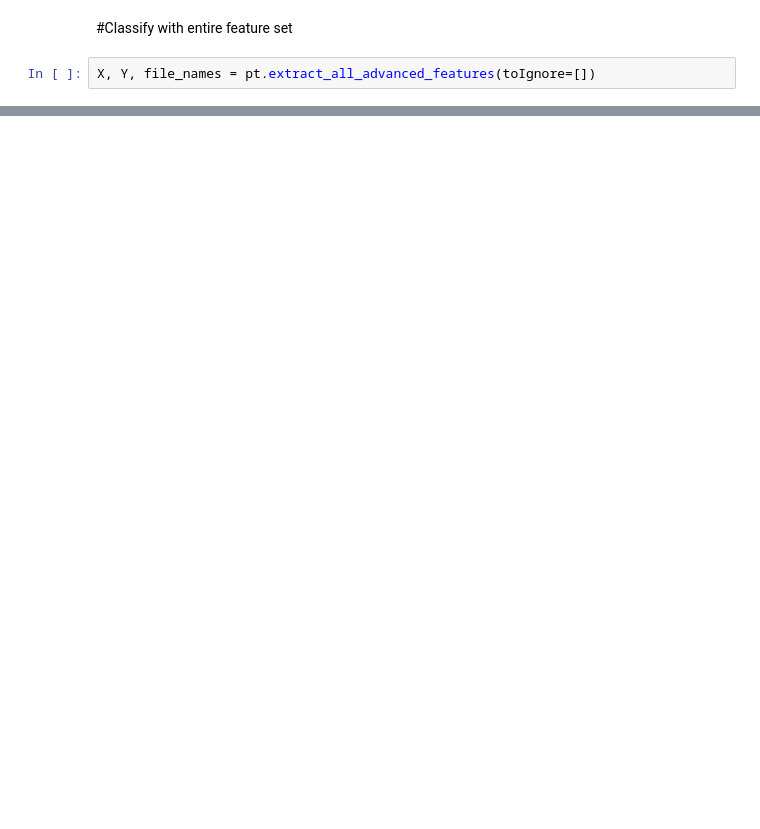
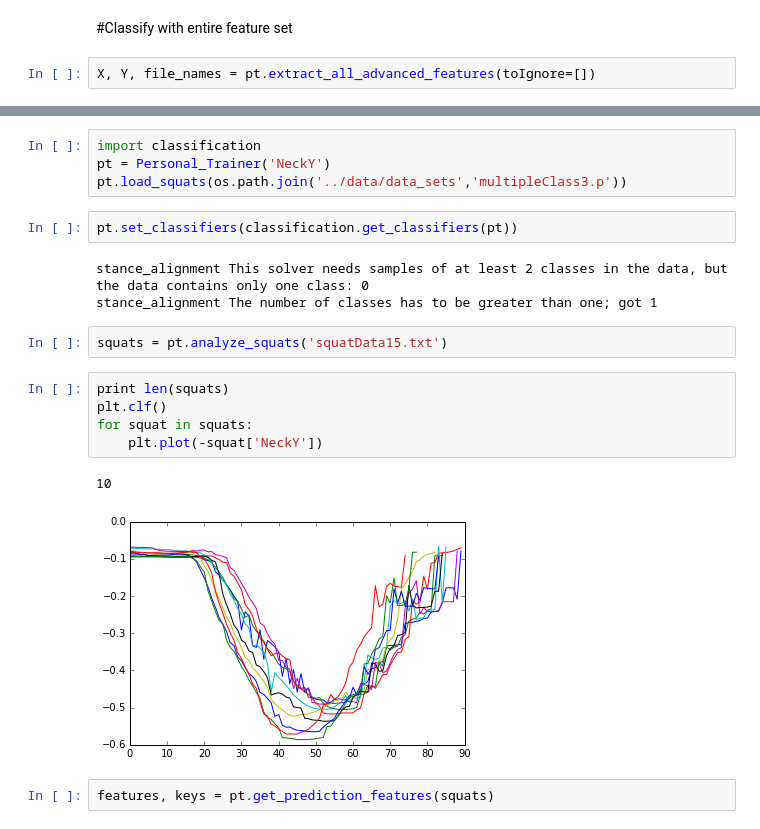
Before and after one commit to bgarcia7/ai_trainer, a Jupyter notebook: development_notebooks/Inference.ipynb, the cells around one changed output, grey strips where cells are left out. Saved outputs shown, nothing was run; the diff lists cells and outputs as text; blank space fills up the shorter version.

Commit message:
API and full pipeline from text file to prediction up and running :D WOOOO

```diff
--- a/development_notebooks/Inference.ipynb
+++ b/development_notebooks/Inference.ipynb
@@ -180,0 +181,21 @@ Labels  [-1  0  1]
+# %%
+import classification
+pt = Personal_Trainer('NeckY')
+pt.load_squats(os.path.join('../data/data_sets','multipleClass3.p'))
+# %%
+pt.set_classifiers(classification.get_classifiers(pt))
+# %% [output]
+stance_alignment This solver needs samples of at least 2 classes in the data, but the data contains only one class: 0
+stance_alignment The number of classes has to be greater than one; got 1
+# %%
+squats = pt.analyze_squats('squatData15.txt')
+# %%
+print len(squats)
+plt.clf()
+for squat in squats:
+    plt.plot(-squat['NeckY'])
+# %% [output]
+10
+[figure, added]
+# %%
+features, keys = pt.get_prediction_features(squats)
```
Also changed, not shown: parts of 4 cells of this notebook, 13 other files.
